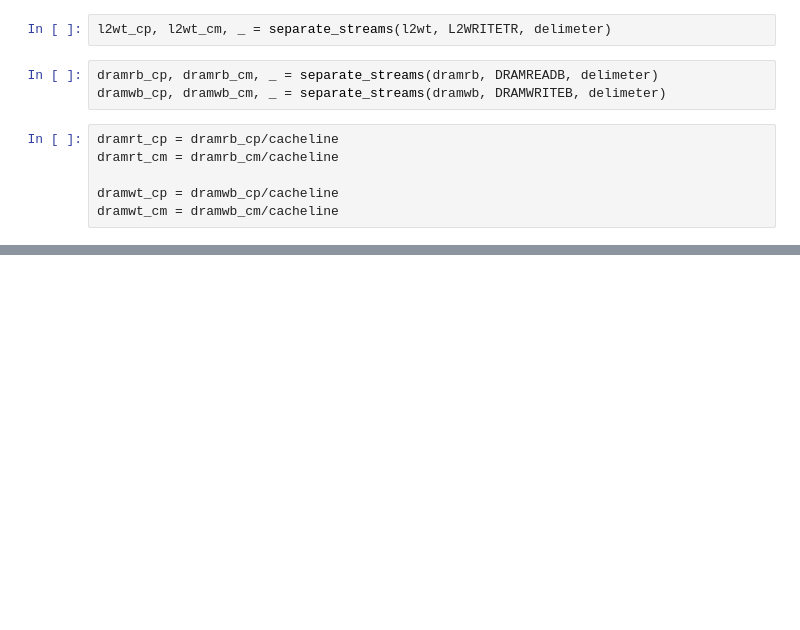
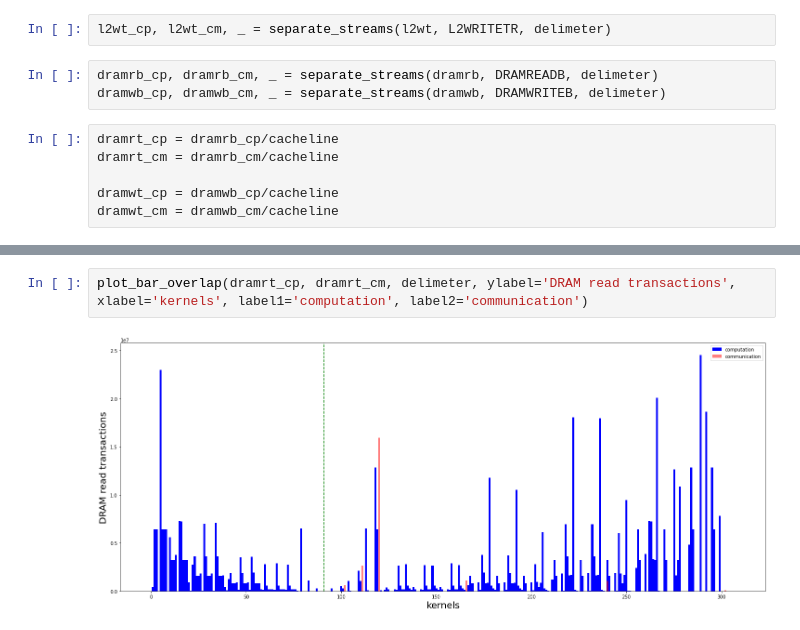
Before and after one commit to Yassawe/cacheThrashingVisualization, a Jupyter notebook: computevscomm.ipynb, the cells around one changed output, grey strips where cells are left out. Saved outputs shown, nothing was run; the diff lists cells and outputs as text; blank space fills up the shorter version.

Commit message:
DRAM bytes

```diff
--- a/computevscomm.ipynb
+++ b/computevscomm.ipynb
@@ -58,0 +69,4 @@ plot_bar_overlap(l2rt_cp, l2rt_cm, delimeter, ylabel='L2 read transactions', xla
+# %%
+plot_bar_overlap(dramrt_cp, dramrt_cm, delimeter, ylabel='DRAM read transactions', xlabel='kernels', label1='computation', label2='communication')
+# %% [output]
+[figure, added]
```
Also changed, not shown: parts of 5 cells of this notebook, 1 other file.
